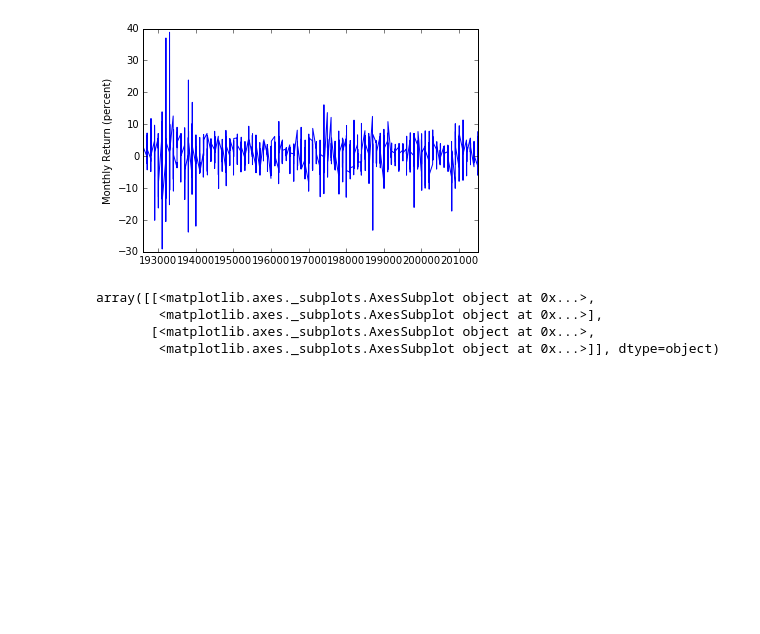
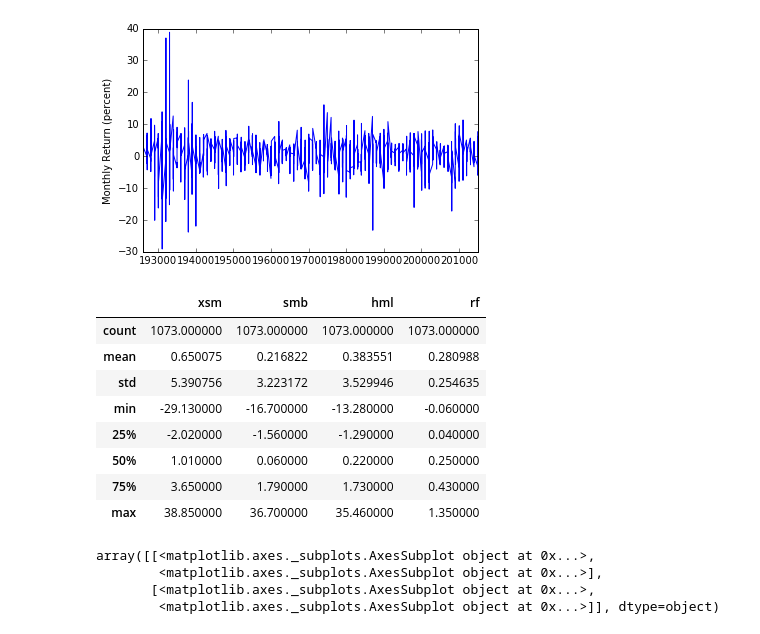
Before and after one commit to DaveBackus/Data_Bootcamp, a Jupyter notebook: Code/IPython/bootcamp_examples.ipynb, the cells around one changed output. Cells and saved outputs as stored; diff of their text form; code cells hidden in the pictures; blank space fills up the shorter version.

```diff
--- a/Code/IPython/bootcamp_examples.ipynb
+++ b/Code/IPython/bootcamp_examples.ipynb
@@ -320,4 +336,17 @@ ax.set_ylabel('Monthly Return (percent)')
 # %% [output]
 <matplotlib.text.Text at 0x...>
 [figure]
+# %%
+# statistics
+ff.describe()
+# %% [output]
+|  | xsm | smb | hml | rf |
+| count | 1073.000000 | 1073.000000 | 1073.000000 | 1073.000000 |
+| mean | 0.650075 | 0.216822 | 0.383551 | 0.280988 |
+| std | 5.390756 | 3.223172 | 3.529946 | 0.254635 |
+| min | -29.130000 | -16.700000 | -13.280000 | -0.060000 |
+| 25% | -2.020000 | -1.560000 | -1.290000 | 0.040000 |
+| 50% | 1.010000 | 0.060000 | 0.220000 | 0.250000 |
+| 75% | 3.650000 | 1.790000 | 1.730000 | 0.430000 |
+| max | 38.850000 | 36.700000 | 35.460000 | 1.350000 |
 # %%
```
Also changed, not shown: parts of 16 cells of this notebook, 32 other files.
